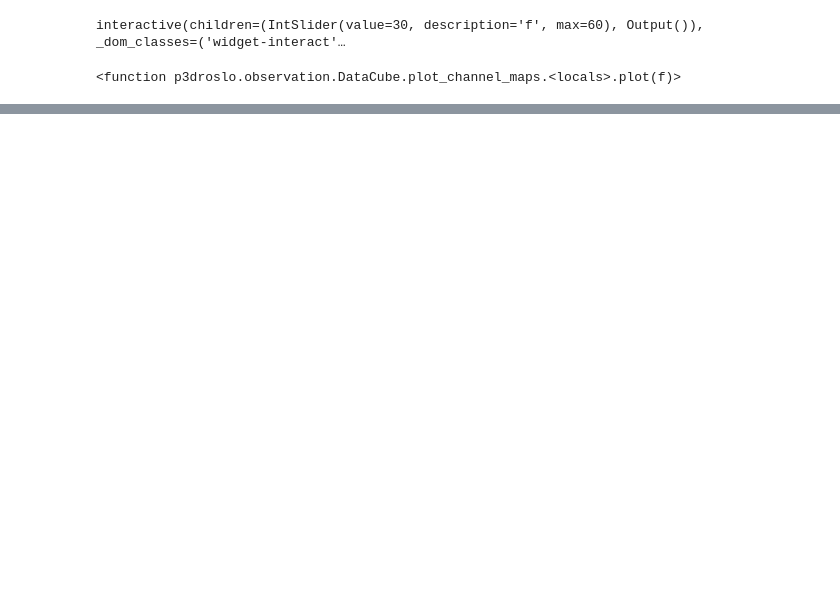
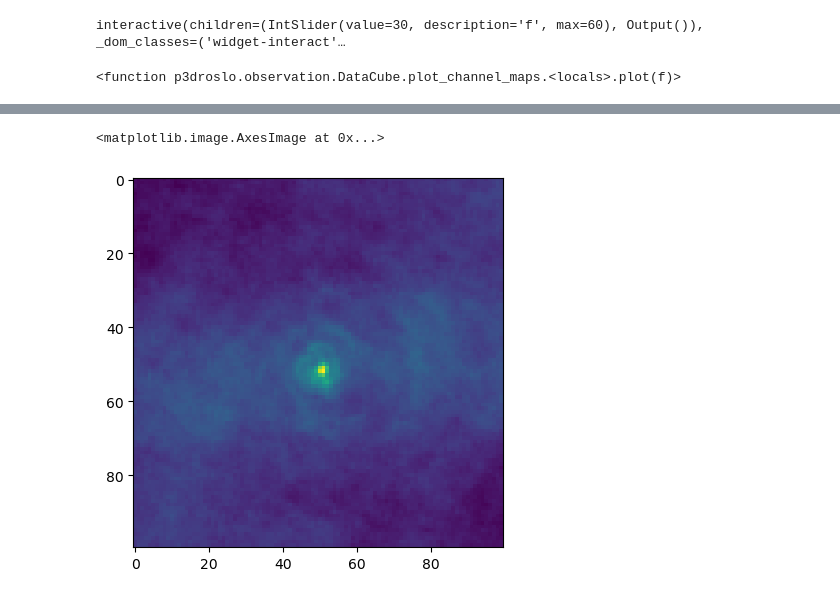
Before and after one commit to Magritte-code/pomme, a Jupyter notebook: docs/examples/simple.ipynb, the cells around one changed output, grey strips where cells are left out. Saved outputs shown, nothing was run; the diff lists cells and outputs as text; code cells hidden in the pictures; blank space fills up the shorter version.

```diff
--- a/docs/examples/simple.ipynb
+++ b/docs/examples/simple.ipynb
@@ -20,3 +24,16 @@ datacube.img.size
+# %%
+angle_x = abs(datacube.npix_x * datacube.pixsize_x)
+angle_y = abs(datacube.npix_y * datacube.pixsize_y)
+
+size_x = 1.0 * units.m #convert_angular_to_spatial(angle_x, distance)
+size_y = 1.0 * units.m #convert_angular_to_spatial(angle_y, distance)
+size_z = max(size_x, size_y)
+
+size_x = size_x.to(units.m).value
+size_y = size_y.to(units.m).value
+size_z = size_z.to(units.m).value
+
+box_shape = (100, 100, 100)
 # %%
 import torch
 import torch.nn as nn
@@ -48,0 +115,9 @@ ones    = torch.ones(dim)
+# %%
+def interpolate(inp, size, mode='nearest'):
+    # Reshape to add batch ids and channels
+    # (Because that is what torch.nn.functional.interpolate expects.)
+    res = inp.view((1, 1) + inp.size())
+    # Interpolate
+    res = torch.nn.functional.interpolate(res, size=size, mode=mode)
+    # Return without batch ids and channels
+    return res.view(size)
@@ -48,0 +135,5 @@ ones    = torch.ones(dim)
+# %%
+plt.imshow(obs[0])
+# %% [output]
+<matplotlib.image.AxesImage at 0x...>
+[figure, added]
```
Also changed, not shown: parts of 17 cells of this notebook, 5 other files.
